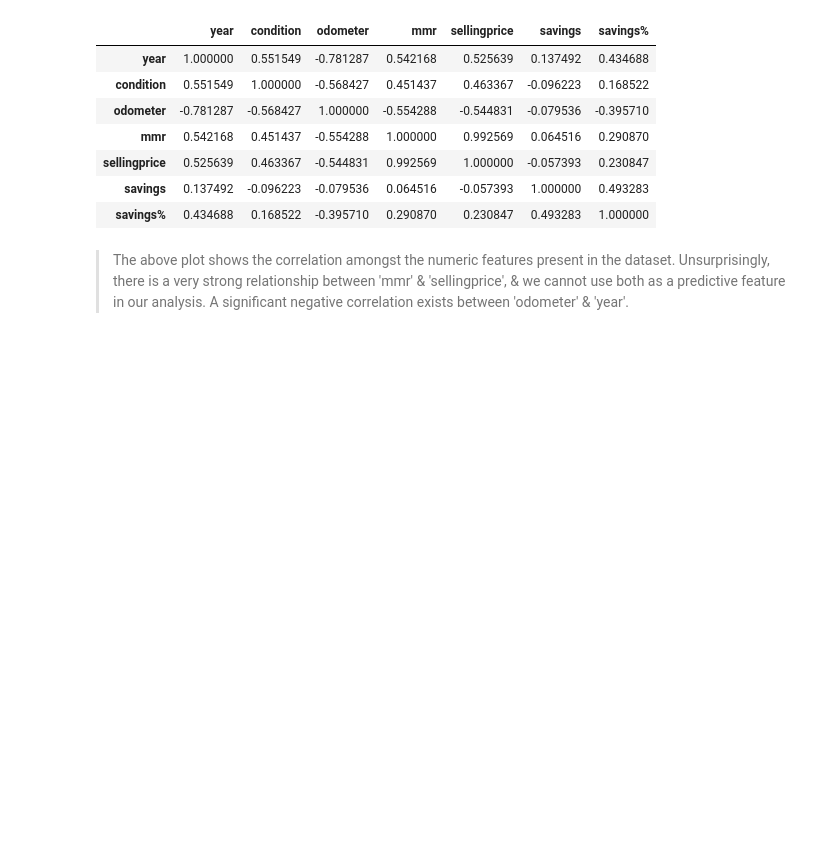
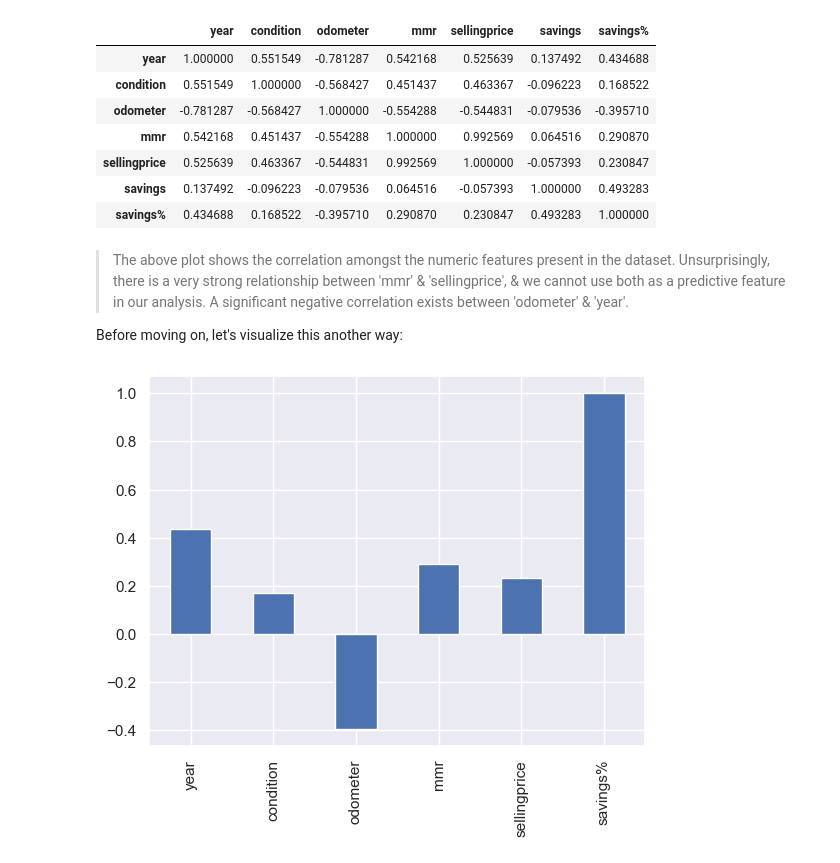
Before and after one commit to terminalcoder/used-car-auction-prices, a Jupyter notebook: notebook.ipynb, the cells around one changed output. Drawn from its saved outputs; the diff is of its cells as text; code cells hidden in the pictures; blank space fills up the shorter version.

Commit message:
svgs% corr brplt

```diff
--- a/notebook.ipynb
+++ b/notebook.ipynb
@@ -493,3 +493,9 @@ df3.corr(numeric_only=True)
 | savings% | 0.434688 | 0.168522 | -0.395710 | 0.290870 | 0.230847 | 0.493283 | 1.000000 |
 # %% [markdown]
 > The above plot shows the correlation amongst the numeric features present in the dataset. Unsurprisingly, there is a very strong relationship between 'mmr' & 'sellingprice', & we cannot use both as a predictive feature in our analysis. A significant  negative correlation exists between 'odometer' & 'year'.
+
+Before moving on, let's visualize this another way:
+# %%
+df3.drop('savings', axis=1).corr(numeric_only=True)['savings%'].plot(kind='bar');
+# %% [output]
+[figure, added]
```
